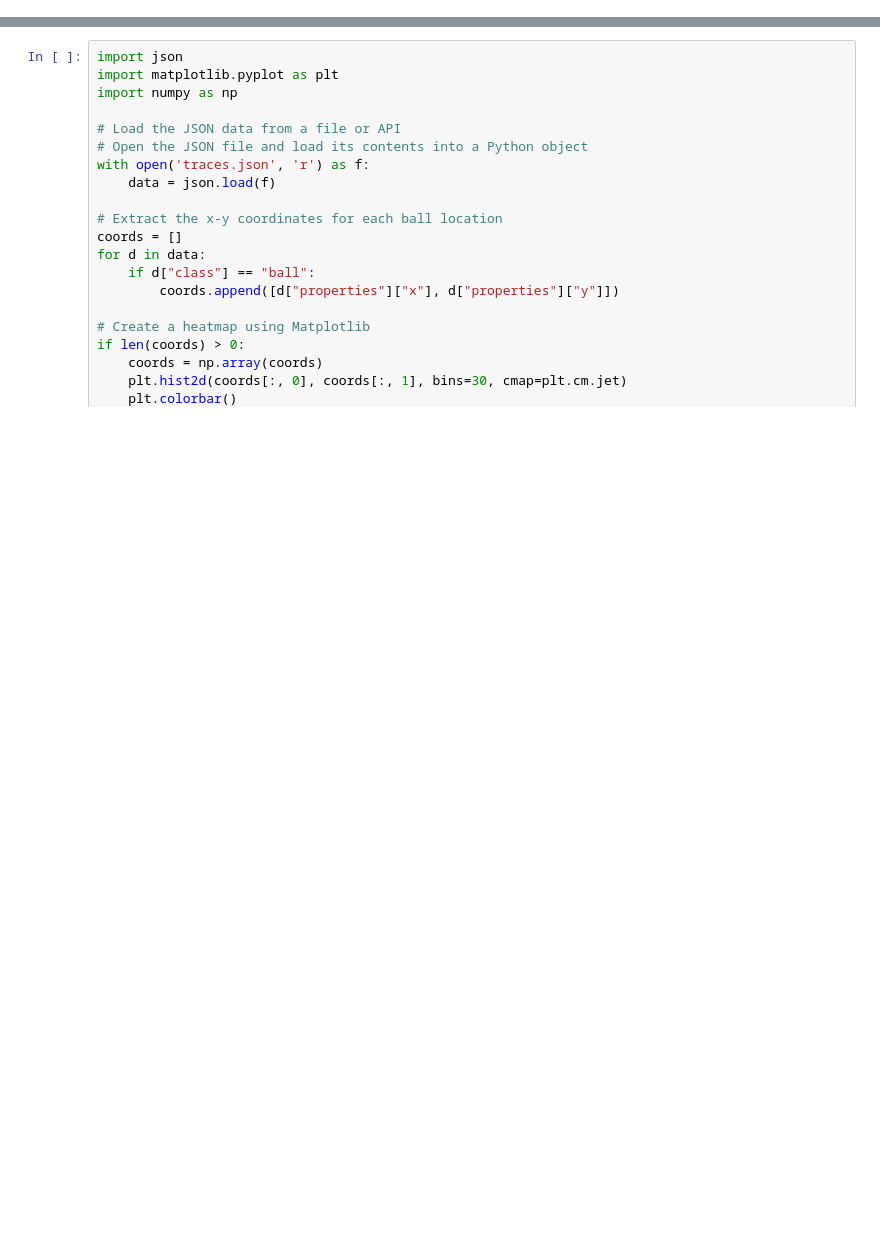
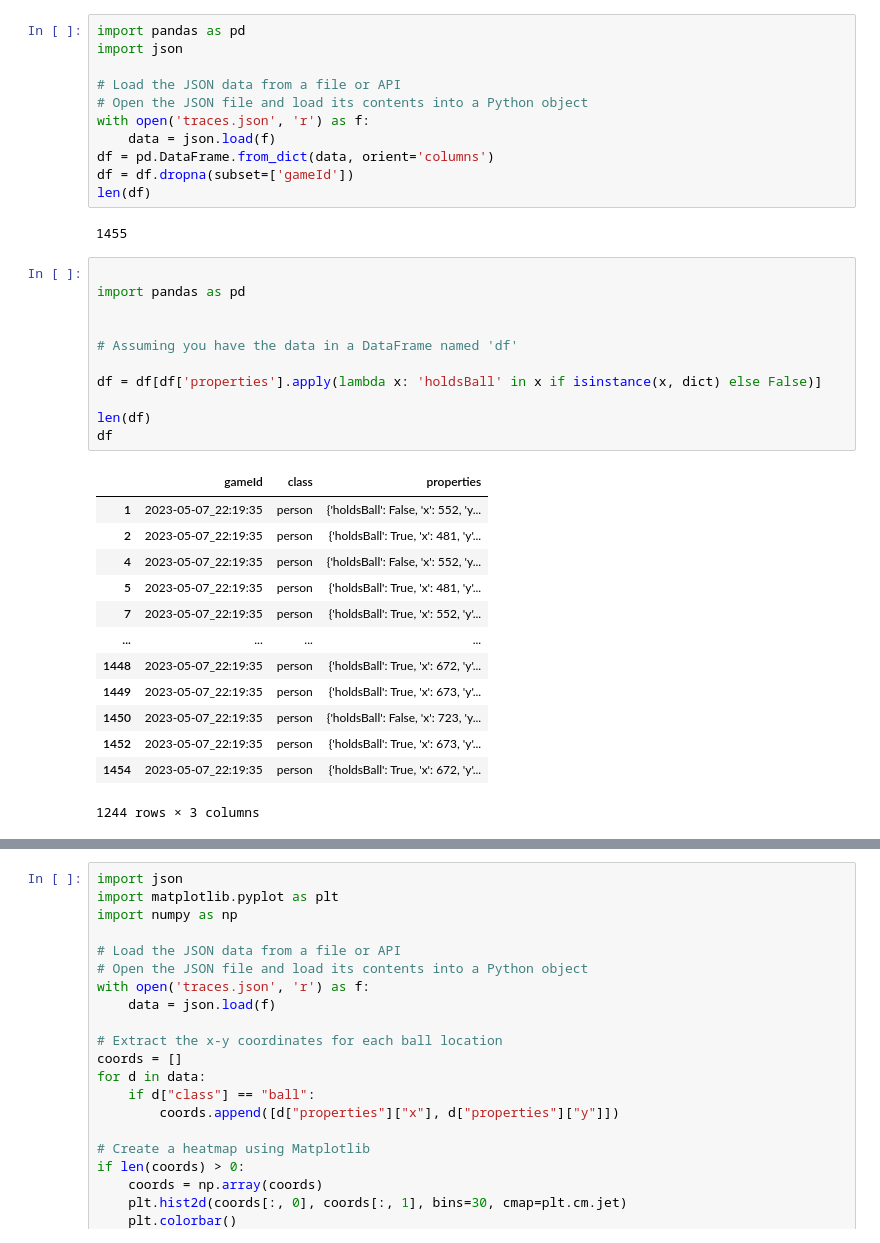
Before and after one commit to yuvalBerghaus/723948, a Jupyter notebook: sense_eye_analysis.ipynb, the cells around one changed output, grey strips where cells are left out. Drawn from its saved outputs; the diff is of its cells as text; blank space fills up the shorter version.

```diff
--- a/sense_eye_analysis.ipynb
+++ b/sense_eye_analysis.ipynb
@@ -1,2 +1,40 @@
 # %% [markdown]
 <a href="https://colab.research.google.com/github/yuvalBerghaus/723948/blob/main/sense_eye_analysis.ipynb" target="_parent"><img src="https://colab.research.google.com/assets/colab-badge.svg" alt="Open In Colab"/></a>
+# %%
+import pandas as pd
+import json
+
+# Load the JSON data from a file or API
+# Open the JSON file and load its contents into a Python object
+with open('traces.json', 'r') as f:
+    data = json.load(f)
+df = pd.DataFrame.from_dict(data, orient='columns')
+df = df.dropna(subset=['gameId'])
+len(df)
+# %% [output]
+1455
+# %%
+
+import pandas as pd
+
+
+# Assuming you have the data in a DataFrame named 'df'
+
+df = df[df['properties'].apply(lambda x: 'holdsBall' in x if isinstance(x, dict) else False)]
+
+len(df)
+df
+# %% [output]
+|  | gameId | class | properties |
+| 1 | 2023-05-07_22:19:35 | person | {'holdsBall': False, 'x': 552, 'y... |
+| 2 | 2023-05-07_22:19:35 | person | {'holdsBall': True, 'x': 481, 'y'... |
+| 4 | 2023-05-07_22:19:35 | person | {'holdsBall': False, 'x': 552, 'y... |
+| 5 | 2023-05-07_22:19:35 | person | {'holdsBall': True, 'x': 481, 'y'... |
+| 7 | 2023-05-07_22:19:35 | person | {'holdsBall': True, 'x': 552, 'y'... |
+| ... | ... | ... | ... |
+| 1448 | 2023-05-07_22:19:35 | person | {'holdsBall': True, 'x': 672, 'y'... |
+| 1449 | 2023-05-07_22:19:35 | person | {'holdsBall': True, 'x': 673, 'y'... |
+| 1450 | 2023-05-07_22:19:35 | person | {'holdsBall': False, 'x': 723, 'y... |
+| 1452 | 2023-05-07_22:19:35 | person | {'holdsBall': True, 'x': 673, 'y'... |
+| 1454 | 2023-05-07_22:19:35 | person | {'holdsBall': True, 'x': 672, 'y'... |
+1244 rows × 3 columns
```
Also changed, not shown: parts of 13 cells of this notebook.
